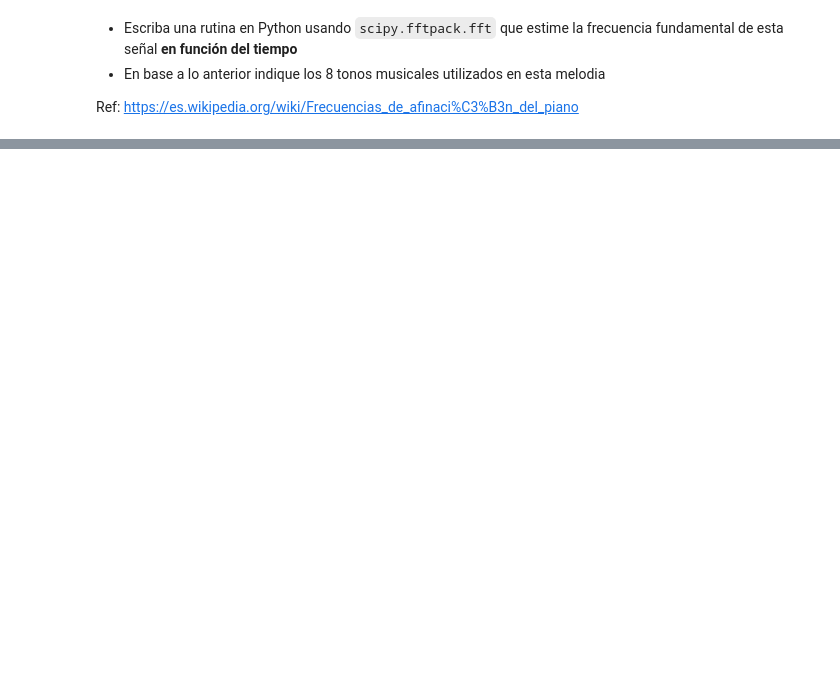
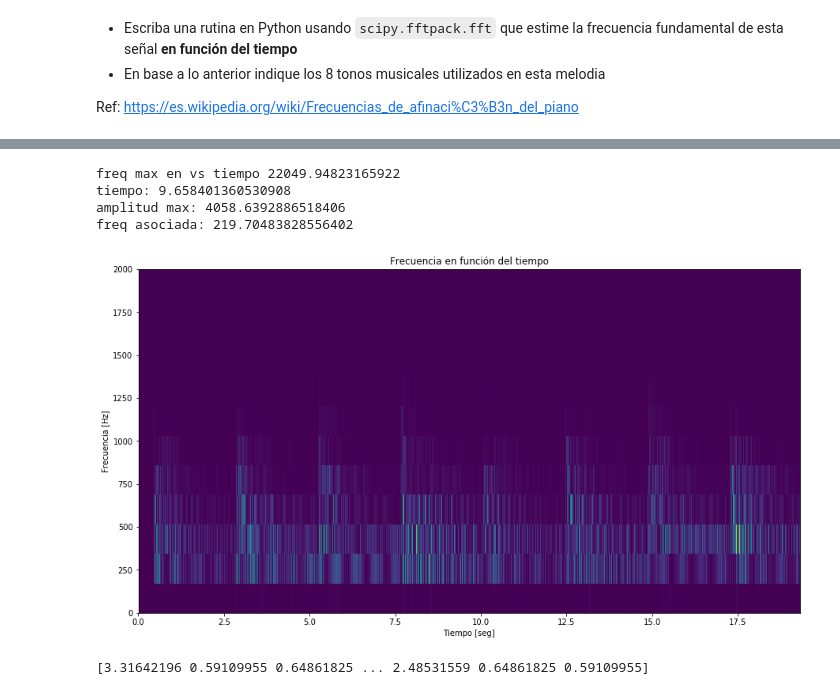
Before and after one commit to enzomarin/actividad1SisLin, a Jupyter notebook: info183_actividad_1.ipynb, the cells around one changed output, grey strips where cells are left out. Drawn from its saved outputs; the diff is of its cells as text; code cells hidden in the pictures; blank space fills up the shorter version.

Commit message:
falta terminar la 3 y parte de la 2

```diff
--- a/info183_actividad_1.ipynb
+++ b/info183_actividad_1.ipynb
@@ -287,0 +258,75 @@ print(np.real(freq))
+# %%
+fs= 44100.0
+N = 882000
+ts= 1.0/fs
+#t = np.arange(0.0, 20.0, step = ts)
+t = np.linspace(0.0, len(data)/sample_rate, num=len(data))
+n = len(t)
+freq = np.fft.fftfreq(n, d=ts)
+fourier = fftpack.fft(data)
+
+
+real = np.real(fourier)
+"""
+_, ax = plt.subplots(2,1)
+ax[0].figure.set_size_inches(15,10)
+plt.subplots_adjust(hspace= 0.4)
+
+
+#absolutos = np.abs(fourier)
+#angulos = np.angle(fourier)
+
+ax[0].plot(freq,real,linewidth=1)
+ax[0].set_xlim([0, 1350])
+ax[0].set_title("Parte Real FT")
+ax[0].set_xlabel('Frecuencia[Hz]')
+
+"""
+
+fundamental = np.amax(freq)
+print("freq max en vs tiempo",fundamental)
+indice0 = np.argmax(freq)
+#print("comprobacion:",freq[indice0])
+print("tiempo:",t[indice0])
+
+#picks = []
+
+indice = 0;
+mayor = real[0];
+
+maximos = np.amax(real)
+indice1 = np.argmax(real)
+#for i in range(1, len(real)-1):
+    #if np.abs(real[i]) > np.abs(real[i-1]) and np.abs(real[i]) > np.abs(real[i+1]):
+    #if real[i] > real[i-1] and real[i] > real[i+1]:
+        #mayor = real[i]
+       # picks.append(real[i])
+ #       valueforfreq = value[i]
+  #      indice = i;
+print("amplitud max:",maximos)
+#print(indice1);
+print("freq asociada:", freq[indice1])
+#for i in range(180,250):
+ #   print(real[i])
+################################################################
+
+fig, ax = plt.subplots(figsize=(15, 8))
+fr, time, Sxx = signal.spectrogram(data, fs)
+plt.pcolormesh(time, fr, Sxx)
+plt.title("Frecuencia en función del tiempo")
+plt.ylabel('Frecuencia [Hz]')
+plt.xlabel('Tiempo [seg]')
+plt.ylim([0, 2000])
+plt.show()
+
+################################################################
+
+peaks = scipy.signal.find_peaks(data)
+print(real)
+# %% [output]
+freq max en vs tiempo 22049.94823165922
+tiempo: 9.658401360530908
+amplitud max: 4058.6392886518406
+freq asociada: 219.70483828556402
+[figure, added]
+[3.31642196 0.59109955 0.64861825 ... 2.48531559 0.64861825 0.59109955]
```
Also changed, not shown: parts of 10 cells of this notebook.
